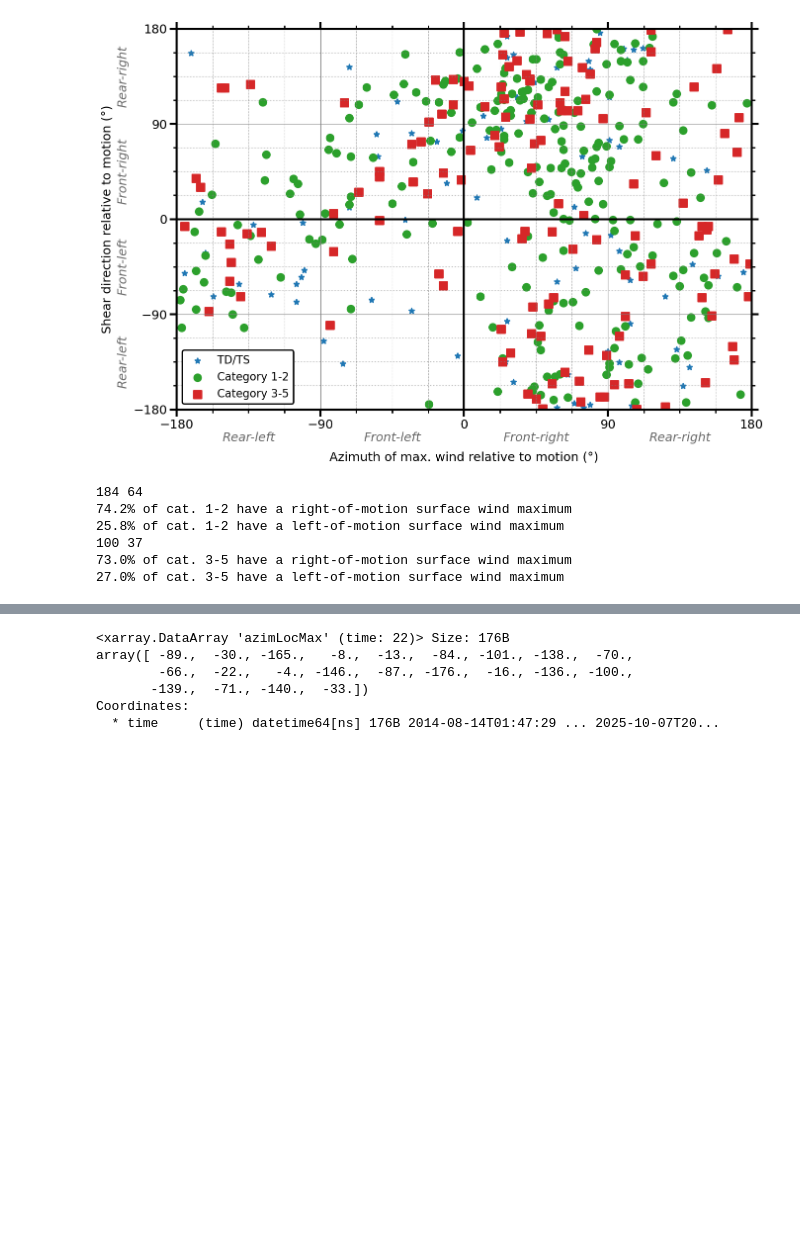
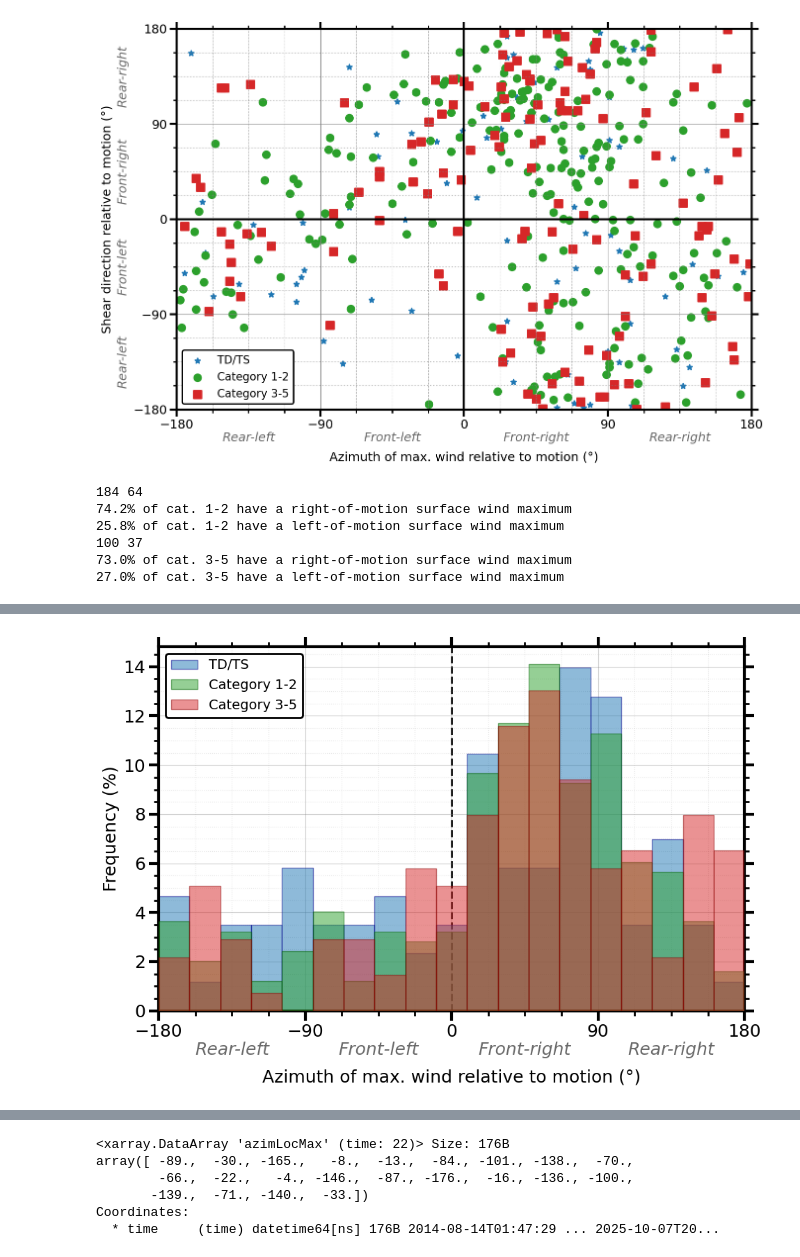
Before and after one commit to Arthur117/TCsLifeMonitFromObs, a Jupyter notebook: winddirection/PRJCT_TCBL/02_ASYMM_SHEAR_MOTION.ipynb, the cells around one changed output, grey strips where cells are left out. Cells and saved outputs as stored; diff of their text form; code cells hidden in the pictures; blank space fills up the shorter version.

```diff
--- a/winddirection/PRJCT_TCBL/02_ASYMM_SHEAR_MOTION.ipynb
+++ b/winddirection/PRJCT_TCBL/02_ASYMM_SHEAR_MOTION.ipynb
@@ -1635,0 +1670,75 @@ plt.grid()
+# %%
+# 1. Configuration des données et des bins
+bins = np.linspace(-180, 180, 20)
+ticks = [-180, -90, 0, 90, 180]
+
+# Calcul des poids pour obtenir des fréquences (%) pour chaque groupe
+weights_tdts = np.ones_like(tdts['azimLocMax']) / len(tdts['azimLocMax'].dropna(dim='time')) * 100
+weights12   = np.ones_like(cat12['azimLocMax']) / len(cat12['azimLocMax'].dropna(dim='time')) * 100
+weights35   = np.ones_like(cat35['azimLocMax']) / len(cat35['azimLocMax'].dropna(dim='time')) * 100
+
+# 2. Création du plot
+plt.figure(figsize=(10, 7))
+
+# Ajout du groupe TD/TS (Bleu)
+plt.hist(tdts['azimLocMax'], bins=bins, weights=weights_tdts,
+         alpha=0.5, color='tab:blue', edgecolor='darkblue',
+         label='TD/TS', zorder=2)
+
+# Groupe Category 1-2 (Vert)
+plt.hist(cat12['azimLocMax'], bins=bins, weights=weights12,
+         alpha=0.5, color='tab:green', edgecolor='darkgreen',
+         label='Category 1-2', zorder=3)
+
+# Groupe Category 3-5 (Rouge)
+plt.hist(cat35['azimLocMax'], bins=bins, weights=weights35,
+         alpha=0.5, color='tab:red', edgecolor='darkred',
+         label='Category 3-5', zorder=4)
+
+# 3. Style des axes (Style rigoureux identique à la Fig. 1)
+ax = plt.gca()
+# plt.xlabel(r'Azimuth of max. wind relative to motion (°)')
+plt.xlabel('Azimuth of max. wind relative to motion (°)', labelpad=30)
+plt.ylabel(r'Frequency (%)')
+
+plt.xticks(ticks)
+plt.xlim(-180, 180)
+
+# Grille et Minorticks
+plt.minorticks_on()
+plt.grid(which='major', linestyle='-', color='gray', alpha=0.4, zorder=0)
+plt.grid(which='minor', linestyle=':', color='gray', alpha=0.2, zorder=0)
+
+# Épaisseur des bordures (Spines)
+for spine in ax.spines.values():
+    spine.set_linewidth(3)
+    spine.set_edgecolor('black')
+
+ax.spines['right'].set_visible(True)
+ax.spines['top'].set_visible(True)
+
+# Paramètres des Ticks (Major & Minor)
+ax.tick_params(which='major', width=3, length=10, top=True, right=True)
+ax.tick_params(which='minor', width=2, length=5, top=True, right=True)
+
+# 4. Légende
+leg = plt.legend(loc='upper left', frameon=True, fancybox=True,
+                 framealpha=1.0, edgecolor='black', fontsize=14)
+leg.get_frame().set_linewidth(2.0)
+
+# Ligne de séparation neutre à 0°
+plt.axvline(0, color='black', linewidth=2, linestyle='--', zorder=1)
+
+# Ajouter les étiquettes de quadrants
+# x-axis
+ax.text(-135, -1.8, 'Rear-left',   ha='center', style='italic', color='dimgrey')
+ax.text(-45,  -1.8, 'Front-left',  ha='center', style='italic', color='dimgrey')
+ax.text(45,   -1.8, 'Front-right', ha='center', style='italic', color='dimgrey')
+ax.text(135,  -1.8, 'Rear-right',  ha='center', style='italic', color='dimgrey')
+
+plt.tight_layout()
+
+# # Save
+# plt.savefig(PTHS['sav_dir'] + 'asym_loc_SAR_max_by_cat_distrib.png', bbox_inches='tight')
+# %% [output]
+[figure, added]
```
Also changed, not shown: parts of 5 cells of this notebook.
